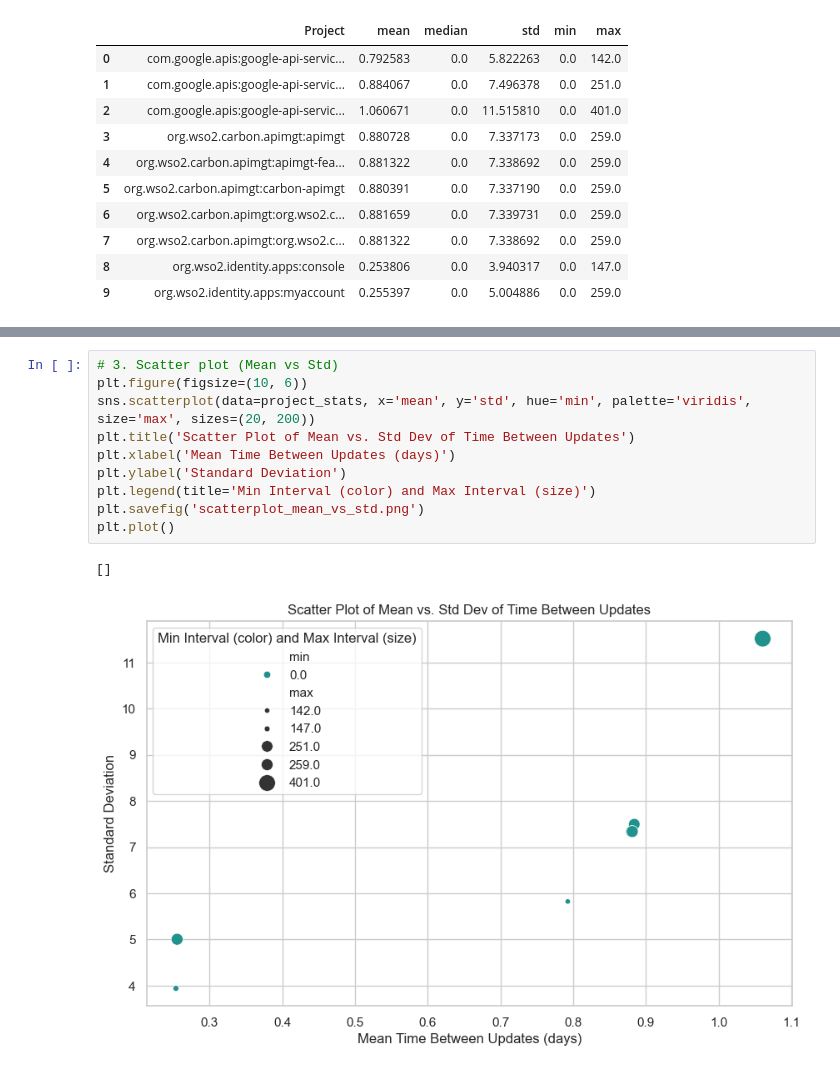
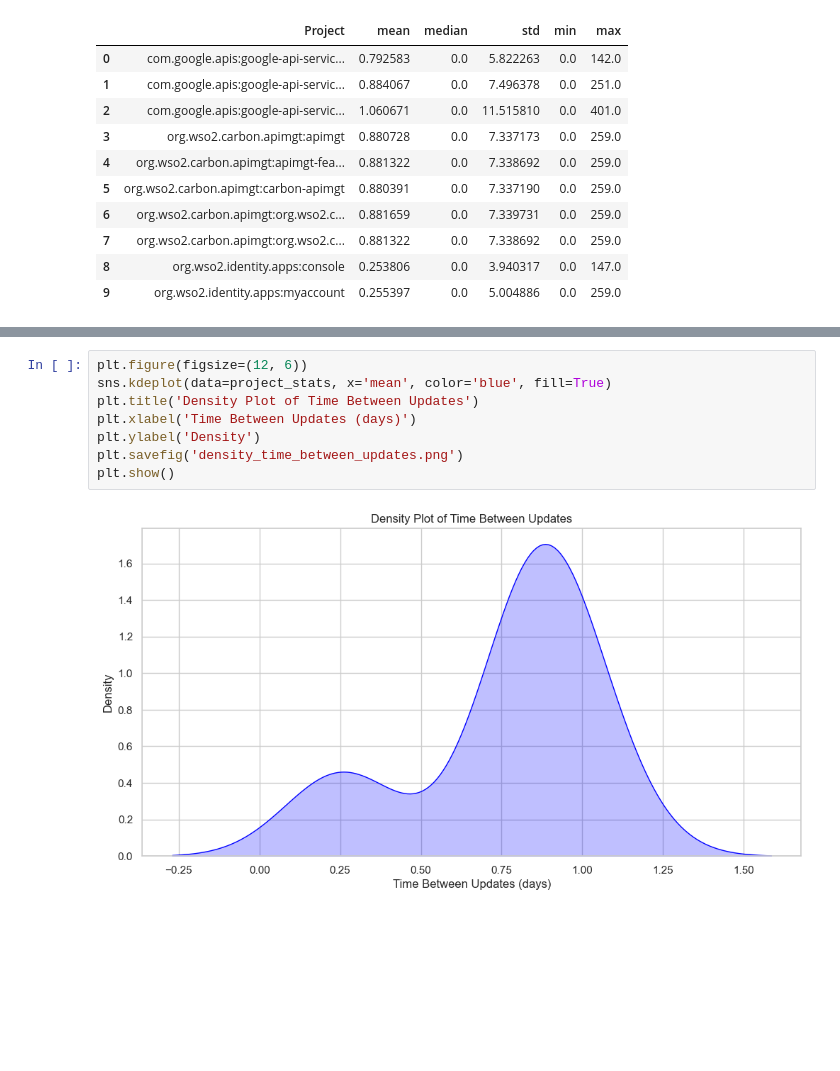
Before and after one commit to hanzltom/LOG6307-final, a Jupyter notebook: time_updates.ipynb, the cells around one changed output, grey strips where cells are left out. Saved outputs shown, nothing was run; the diff lists cells and outputs as text; blank space fills up the shorter version.

```diff
--- a/time_updates.ipynb
+++ b/time_updates.ipynb
@@ -119,13 +121,10 @@ plt.plot()
-# %%
-# 3. Scatter plot (Mean vs Std)
-plt.figure(figsize=(10, 6))
-sns.scatterplot(data=project_stats, x='mean', y='std', hue='min', palette='viridis', size='max', sizes=(20, 200))
-plt.title('Scatter Plot of Mean vs. Std Dev of Time Between Updates')
-plt.xlabel('Mean Time Between Updates (days)')
-plt.ylabel('Standard Deviation')
-plt.legend(title='Min Interval (color) and Max Interval (size)')
-plt.savefig('scatterplot_mean_vs_std.png')
-plt.plot()
-# %% [output]
-[]
-[figure, removed]
+# %%
+plt.figure(figsize=(12, 6))
+sns.kdeplot(data=project_stats, x='mean', color='blue', fill=True)
+plt.title('Density Plot of Time Between Updates')
+plt.xlabel('Time Between Updates (days)')
+plt.ylabel('Density')
+plt.savefig('density_time_between_updates.png')
+plt.show()
+# %% [output]
+[figure, added]
```
Also changed, not shown: parts of 3 cells of this notebook.
